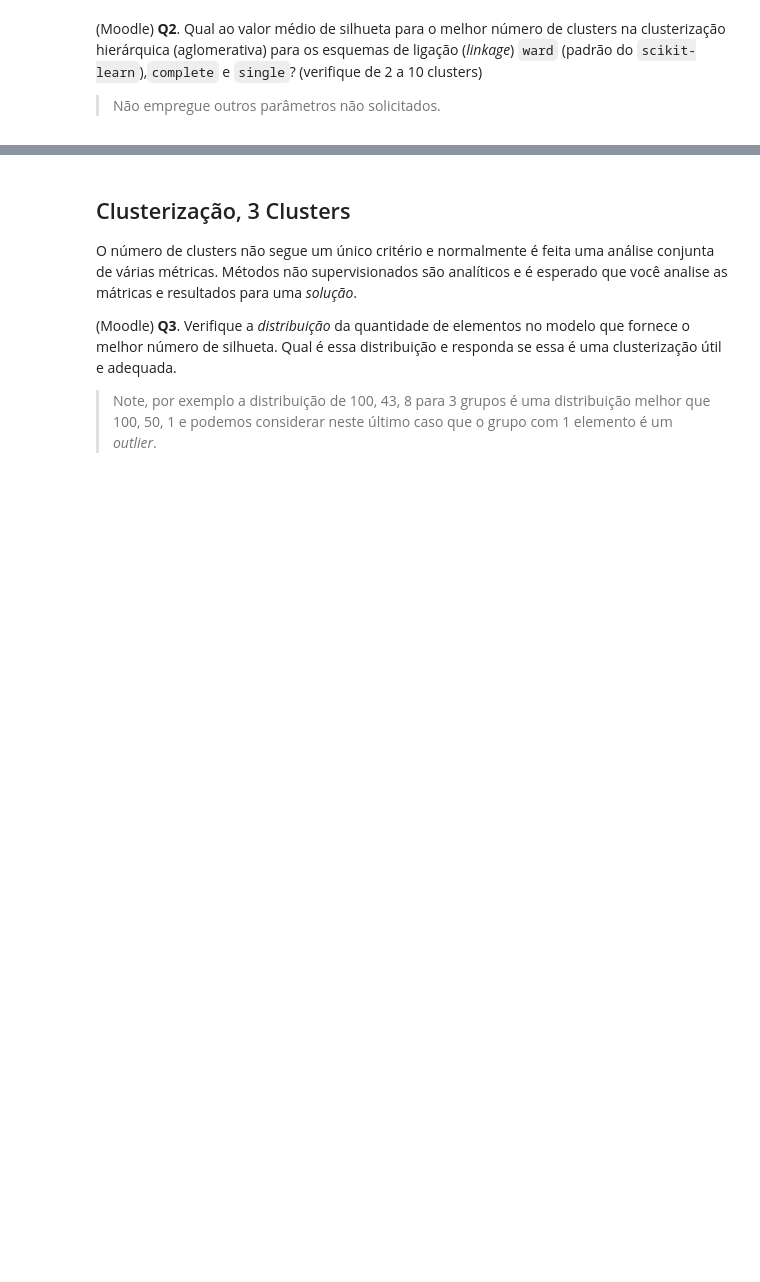
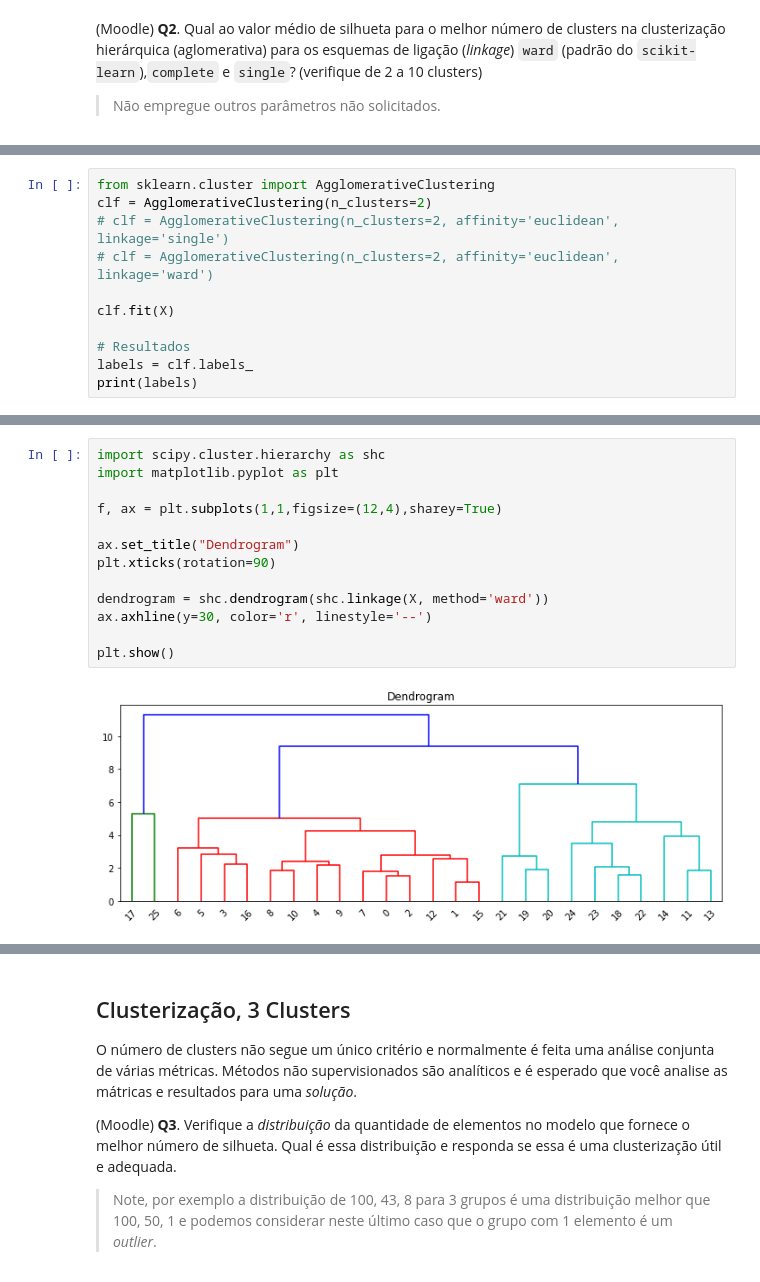
Before and after one commit to augustoberwaldt/BIG-DATA-ANALYTICS-MINERA-O-E-AN-LISE-DE-DADOS., a Jupyter notebook: BIG_A5_Clustering.ipynb, the cells around one changed output, grey strips where cells are left out. Saved outputs shown, nothing was run; the diff lists cells and outputs as text; blank space fills up the shorter version.

```diff
--- a/BIG_A5_Clustering.ipynb
+++ b/BIG_A5_Clustering.ipynb
@@ -221,0 +230,11 @@ for n_clusters in range(2,11):
+# %%
+from sklearn.cluster import AgglomerativeClustering
+clf = AgglomerativeClustering(n_clusters=2)
+# clf = AgglomerativeClustering(n_clusters=2, affinity='euclidean', linkage='single')
+# clf = AgglomerativeClustering(n_clusters=2, affinity='euclidean', linkage='ward')
+
+clf.fit(X)
+
+# Resultados
+labels = clf.labels_
+print(labels)
@@ -221,0 +253,15 @@ for n_clusters in range(2,11):
+# %%
+import scipy.cluster.hierarchy as shc
+import matplotlib.pyplot as plt
+
+f, ax = plt.subplots(1,1,figsize=(12,4),sharey=True)
+
+ax.set_title("Dendrogram")
+plt.xticks(rotation=90)
+
+dendrogram = shc.dendrogram(shc.linkage(X, method='ward'))
+ax.axhline(y=30, color='r', linestyle='--')
+
+plt.show()
+# %% [output]
+[figure, added]
```
Also changed, not shown: parts of 8 cells of this notebook.
